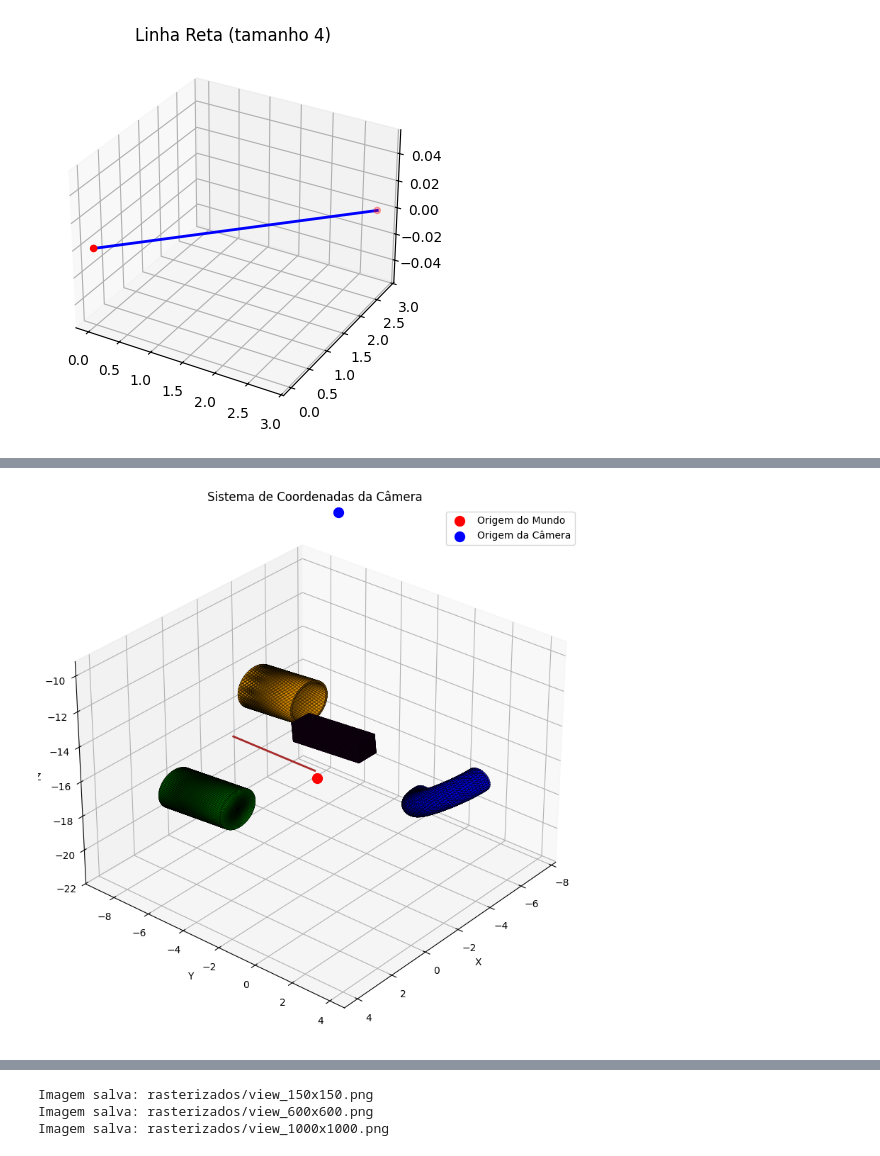
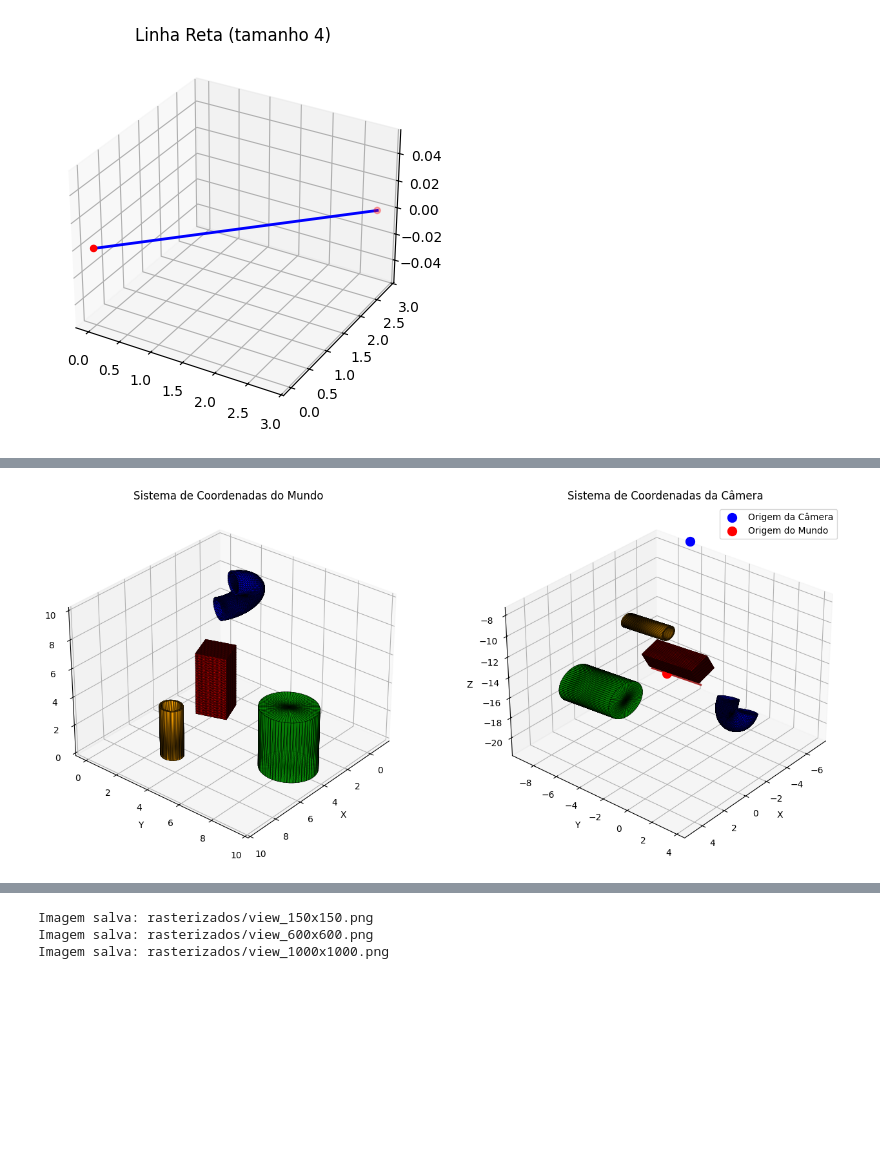
Before and after one commit to MabiuMoura/computa-o-grafica, a Jupyter notebook: main_scene.ipynb, the cells around one changed output, grey strips where cells are left out. Cells and saved outputs as stored; diff of their text form; code cells hidden in the pictures; blank space fills up the shorter version.

```diff
--- a/main_scene.ipynb
+++ b/main_scene.ipynb
@@ -150,18 +151,17 @@ import numpy as np
 import matplotlib.pyplot as plt
 from mpl_toolkits.mplot3d.art3d import Poly3DCollection
 
-# 1. Agrupando todos os vértices (exceto a linha)
+# Agrupando vértices para obter o centro
 objetos_3d = [cano_reto, cano_curvado, cilindro, paralelepipedo]
 vertices_geral = np.vstack([np.array(obj.vertices) for obj in objetos_3d])
 
-# 2. Definir câmera baseada no centro da cena
+# Posição da câmera
 centro = np.mean(vertices_geral, axis=0)
-camera_pos = centro + np.array([12.1, 0.0, 1.1])   # Posição da câmera
-camera_target = centro                    # Olha para o centro
+camera_pos = centro + np.array([12.1, 0.0, 1.1])
+camera_target = centro
 up = np.array([0, 0, 1])
 
-# Corrigir alinhamento com vetor de visão
-z_cam = (camera_pos - camera_target)
+z_cam = camera_pos - camera_target
 z_cam = z_cam / np.linalg.norm(z_cam)
 if abs(np.dot(z_cam, up)) > 0.98:
     up = np.array([0, 1, 0])
@@ -169,14 +169,12 @@ if abs(np.dot(z_cam, up)) > 0.98:
 x_cam = np.cross(up, z_cam)
 x_cam = x_cam / np.linalg.norm(x_cam)
 y_cam = np.cross(z_cam, x_cam)
-R = np.array([x_cam, y_cam, z_cam])  # Matriz de rotação
+R = np.array([x_cam, y_cam, z_cam])
 
-# 3. Transformar para coordenadas da câmera
 def para_camera(vertices):
     deslocados = np.array(vertices) - camera_pos
     return (R @ deslocados.T).T
 
-# 4. Estruturar os objetos
 def organizar_objeto(nome, objeto, cor, alpha):
     return {
         "nome": nome,
@@ -190,56 +188,76 @@ objetos = [
     organizar_objeto("Cano Reto", cano_reto, "orange", 0.8),
     organizar_objeto("Cano Curvado", cano_curvado, "blue", 0.8),
     organizar_objeto("Cilindro", cilindro, "green", 0.8),
-    organizar_objeto("Paralelepípedo", paralelepipedo, "purple", 0.8),
+    organizar_objeto("Paralelepípedo", paralelepipedo, "red", 0.8),
     {
         "nome": "Linha Reta",
         "vertices": np.array(reta.vertices),
         "faces": None,
         "cor": "brown",
         "alpha": 1.0
     }
 ]
 
-# 5. Plotagem dos dois sistemas
-fig = plt.figure(figsize=(10, 8))
-ax = fig.add_subplot(111, projection='3d')
+# Plotagem lado a lado
+fig = plt.figure(figsize=(14, 6))
 
+# --- Subplot 1: Sistema do Mundo ---
+ax1 = fig.add_subplot(1, 2, 1, projection='3d')
+for obj in objetos:
+    verts = obj["vertices"]
+    faces = obj["faces"]
+    cor = obj["cor"]
+    alpha = obj["alpha"]
+
+    if faces:
+        polys = [[verts[i] for i in face] for face in faces]
+        ax1.add_collection3d(Poly3DCollection(polys, facecolor=cor, edgecolor='k', alpha=alpha, linewidths=0.3))
+    else:
+        ax1.plot(verts[:, 0], verts[:, 1], verts[:, 2], color=cor, linewidth=2)
+
+ax1.set_title("Sistema de Coordenadas do Mundo")
+ax1.set_xlabel("X")
+ax1.set_ylabel("Y")
+ax1.set_zlabel("Z")
+ax1.view_init(elev=30, azim=40)
+
+# --- Subplot 2: Sistema da Câmera ---
+ax2 = fig.add_subplot(1, 2, 2, projection='3d')
 for obj in objetos:
     verts = para_camera(obj["vertices"])
     faces = obj["faces"]
     cor = obj["cor"]
     alpha = obj["alpha"]
 
     if faces:
         polys = [[verts[i] for i in face] for face in faces]
-        ax.add_collection3d(Poly3DCollection(polys, facecolor=cor, edgecolor='k', alpha=alpha, linewidths=0.3))
+        ax2.add_collection3d(Poly3DCollection(polys, facecolor=cor, edgecolor='k', alpha=alpha, linewidths=0.3))
     else:
-        ax.plot(verts[:, 0], verts[:, 1], verts[:, 2], color=cor, linewidth=2)
+        ax2.plot(verts[:, 0], verts[:, 1], verts[:, 2], color=cor, linewidth=2)
 
-# Marcar a origem do mundo (transformada para a câmera)
+# Pontos de referência
+ax2.scatter(0, 0, 0, color='blue', s=100, label='Origem da Câmera')
 origem_mundo_em_camera = para_camera([[0, 0, 0]])[0]
-ax.scatter(*origem_mundo_em_camera, color='red', s=100, label='Origem do Mundo', depthshade=False)
+ax2.scatter(*origem_mundo_em_camera, color='red', s=100, label='Origem do Mundo')
 
-# Origem da câmera = (0, 0, 0)
-ax.scatter(0, 0, 0, color='blue', s=100, label='Origem da Câmera', depthshade=False)
-
-# Ajustes de eixos
+# Ajustar limites
 pts_cam = np.vstack([para_camera(obj["vertices"]) for obj in objetos])
 pad = 2.0
-ax.set_xlim(pts_cam[:, 0].min() - pad, pts_cam[:, 0].max() + pad)
-ax.set_ylim(pts_cam[:, 1].min() - pad, pts_cam[:, 1].max() + pad)
-ax.set_zlim(pts_cam[:, 2].min() - pad, pts_cam[:, 2].max() + pad)
-ax.set_title("Sistema de Coordenadas da Câmera")
-ax.set_xlabel("X")
-ax.set_ylabel("Y")
-ax.set_zlabel("Z")
-ax.view_init(elev=30, azim=40)
-ax.legend()
+ax2.set_xlim(pts_cam[:, 0].min() - pad, pts_cam[:, 0].max() + pad)
+ax2.set_ylim(pts_cam[:, 1].min() - pad, pts_cam[:, 1].max() + pad)
+ax2.set_zlim(pts_cam[:, 2].min() - pad, pts_cam[:, 2].max() + pad)
+
+ax2.set_title("Sistema de Coordenadas da Câmera")
+ax2.set_xlabel("X")
+ax2.set_ylabel("Y")
+ax2.set_zlabel("Z")
+ax2.view_init(elev=30, azim=40)
+ax2.legend()
 
 plt.tight_layout()
 plt.show()
 # %% [output]
-[figure, old version]
+[figure, new version]
 # %%
 import matplotlib.pyplot as plt
 from matplotlib.patches import Polygon
```
Also changed, not shown: parts of 9 cells of this notebook, 6 other files.
